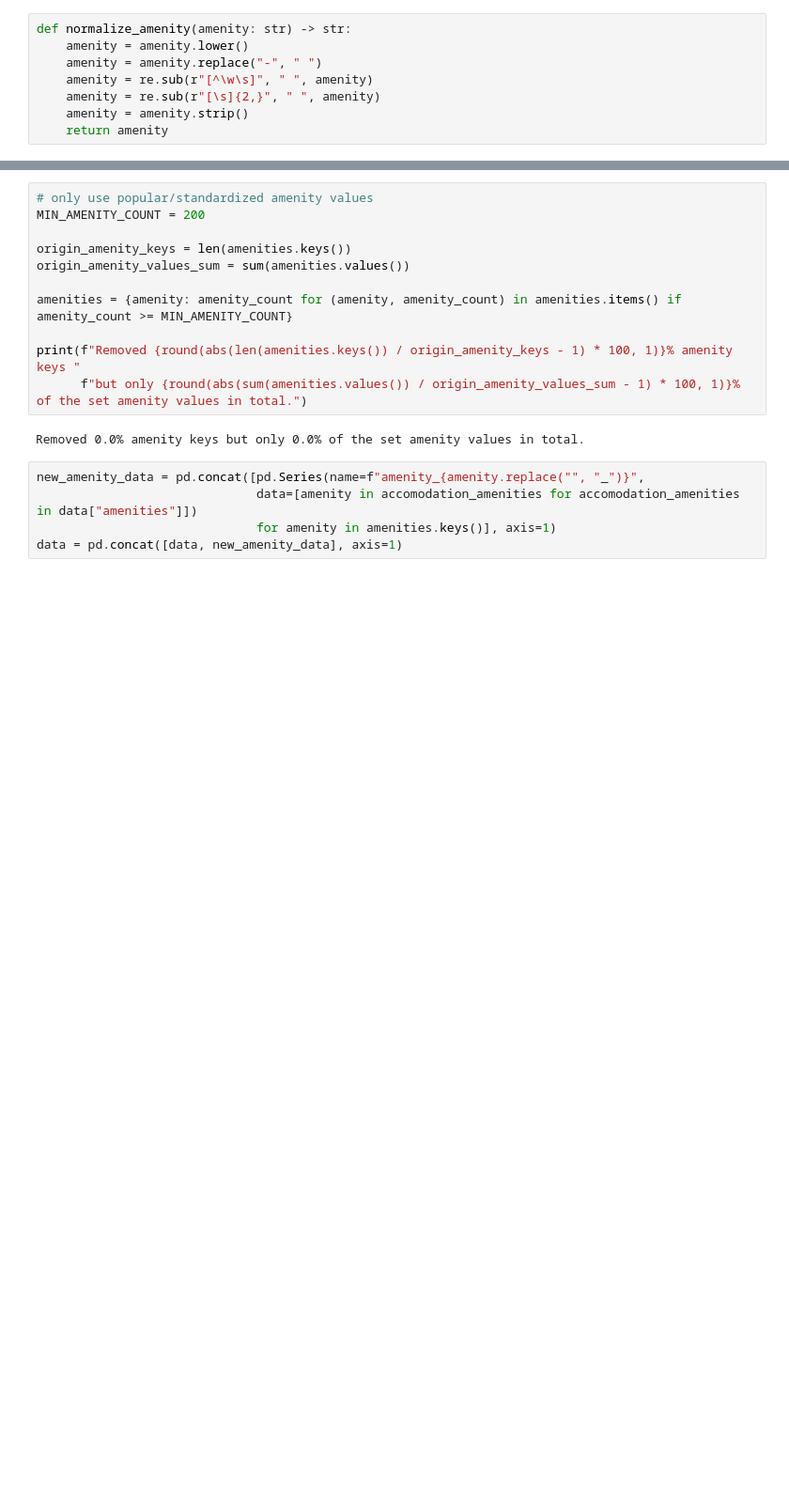
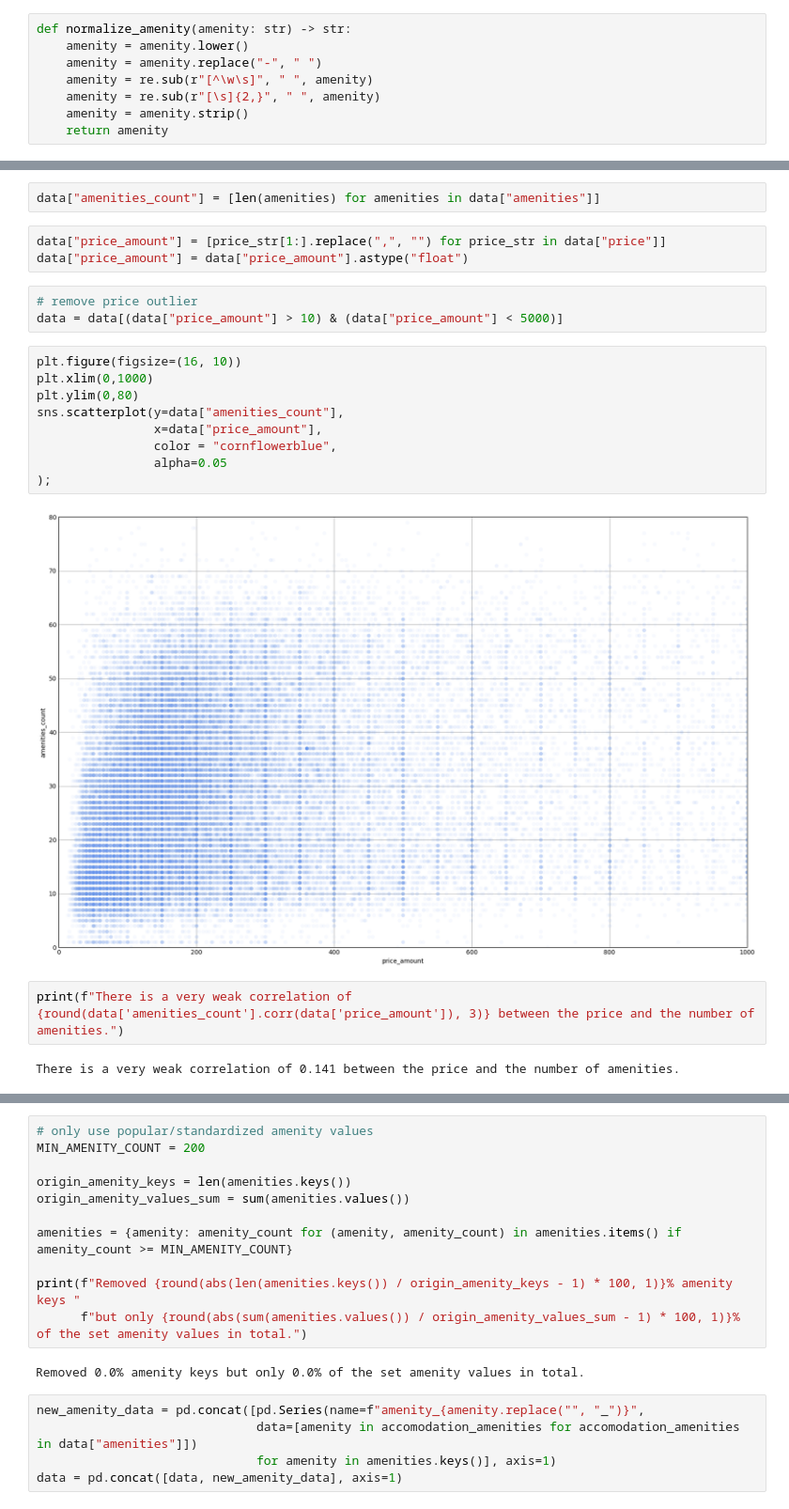
Before and after one commit to PatrickChristoph/airbnb_insights_australia, a Jupyter notebook: coherence_amenities_ratings.ipynb, the cells around one changed output, grey strips where cells are left out. Shown at 94% size. Cells and saved outputs as stored; diff of their text form; blank space fills up the shorter version.

Commit message:
added analysis of coherence between amenities and prices/ratings

```diff
--- a/coherence_amenities_ratings.ipynb
+++ b/coherence_amenities_ratings.ipynb
@@ -58,0 +45,23 @@ sns.pointplot(x=data["amenities_count"], y=data[""], color = "cornflowerblue");
+# %%
+data["amenities_count"] = [len(amenities) for amenities in data["amenities"]]
+# %%
+data["price_amount"] = [price_str[1:].replace(",", "") for price_str in data["price"]]
+data["price_amount"] = data["price_amount"].astype("float")
+# %%
+# remove price outlier
+data = data[(data["price_amount"] > 10) & (data["price_amount"] < 5000)]
+# %%
+plt.figure(figsize=(16, 10))
+plt.xlim(0,1000)
+plt.ylim(0,80)
+sns.scatterplot(y=data["amenities_count"],
+                x=data["price_amount"],
+                color = "cornflowerblue",
+                alpha=0.05
+);
+# %% [output]
+[figure, added]
+# %%
+print(f"There is a very weak correlation of {round(data['amenities_count'].corr(data['price_amount']), 3)} between the price and the number of amenities.")
+# %% [output]
+There is a very weak correlation of 0.141 between the price and the number of amenities.
```
Also changed, not shown: parts of 11 cells of this notebook.
